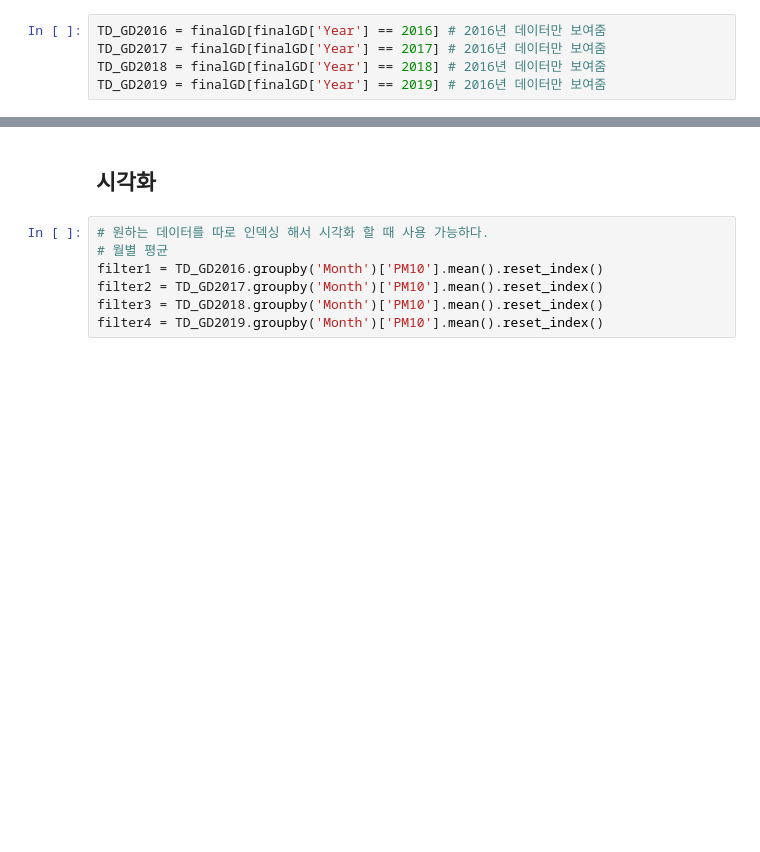
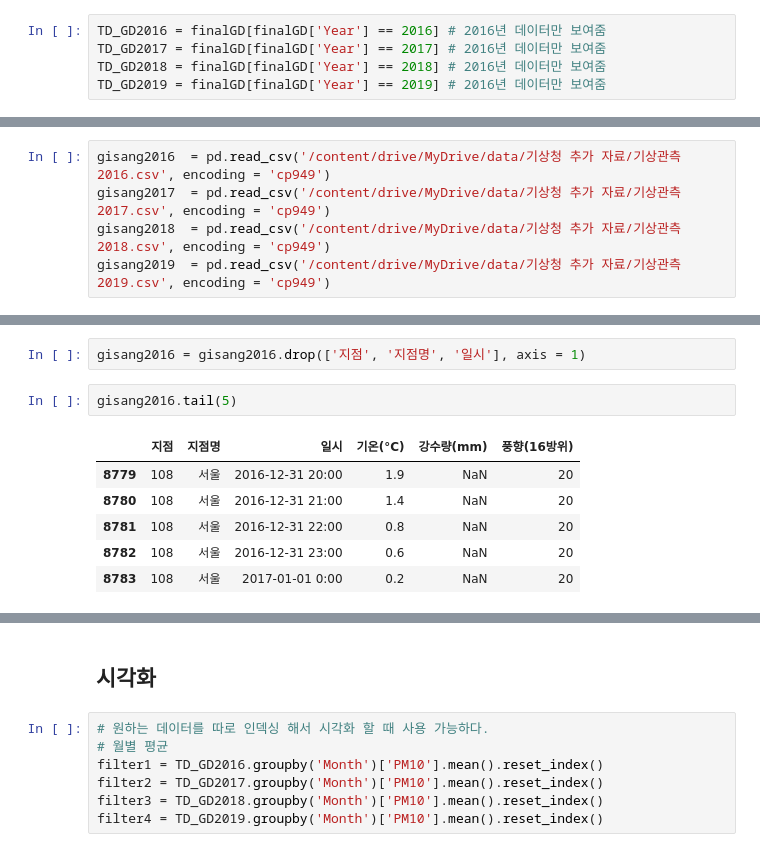
Before and after one commit to yongjuncho123/dust, a Jupyter notebook: Dust_Job02_EDA_ipynb.ipynb, the cells around one changed output, grey strips where cells are left out. Cells and saved outputs as stored; diff of their text form; blank space fills up the shorter version.

```diff
--- a/Dust_Job02_EDA_ipynb.ipynb
+++ b/Dust_Job02_EDA_ipynb.ipynb
@@ -65,0 +68,5 @@ TD_GD2019 = finalGD[finalGD['Year'] == 2019] # 2016년 데이터만 보여줌
+# %%
+gisang2016  = pd.read_csv('/content/drive/MyDrive/data/기상청 추가 자료/기상관측2016.csv', encoding = 'cp949')
+gisang2017  = pd.read_csv('/content/drive/MyDrive/data/기상청 추가 자료/기상관측2017.csv', encoding = 'cp949')
+gisang2018  = pd.read_csv('/content/drive/MyDrive/data/기상청 추가 자료/기상관측2018.csv', encoding = 'cp949')
+gisang2019  = pd.read_csv('/content/drive/MyDrive/data/기상청 추가 자료/기상관측2019.csv', encoding = 'cp949')
@@ -65,0 +89,11 @@ TD_GD2019 = finalGD[finalGD['Year'] == 2019] # 2016년 데이터만 보여줌
+# %%
+gisang2016 = gisang2016.drop(['지점', '지점명', '일시'], axis = 1)
+# %%
+gisang2016.tail(5)
+# %% [output]
+|  | 지점 | 지점명 | 일시 | 기온(°C) | 강수량(mm) | 풍향(16방위) |
+| 8779 | 108 | 서울 | 2016-12-31 20:00 | 1.9 | NaN | 20 |
+| 8780 | 108 | 서울 | 2016-12-31 21:00 | 1.4 | NaN | 20 |
+| 8781 | 108 | 서울 | 2016-12-31 22:00 | 0.8 | NaN | 20 |
+| 8782 | 108 | 서울 | 2016-12-31 23:00 | 0.6 | NaN | 20 |
+| 8783 | 108 | 서울 | 2017-01-01 0:00 | 0.2 | NaN | 20 |
```
Also changed, not shown: parts of 20 cells of this notebook.
